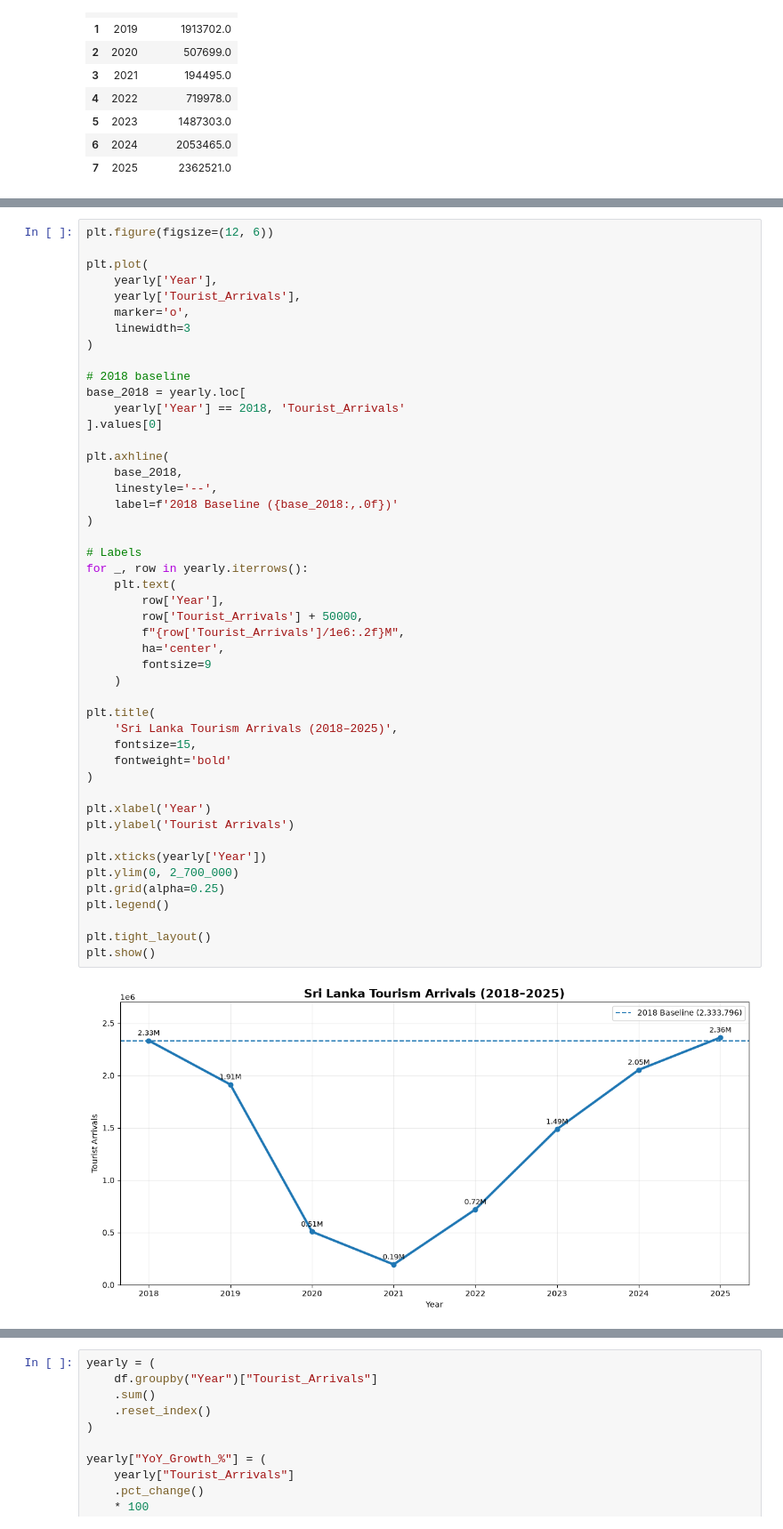
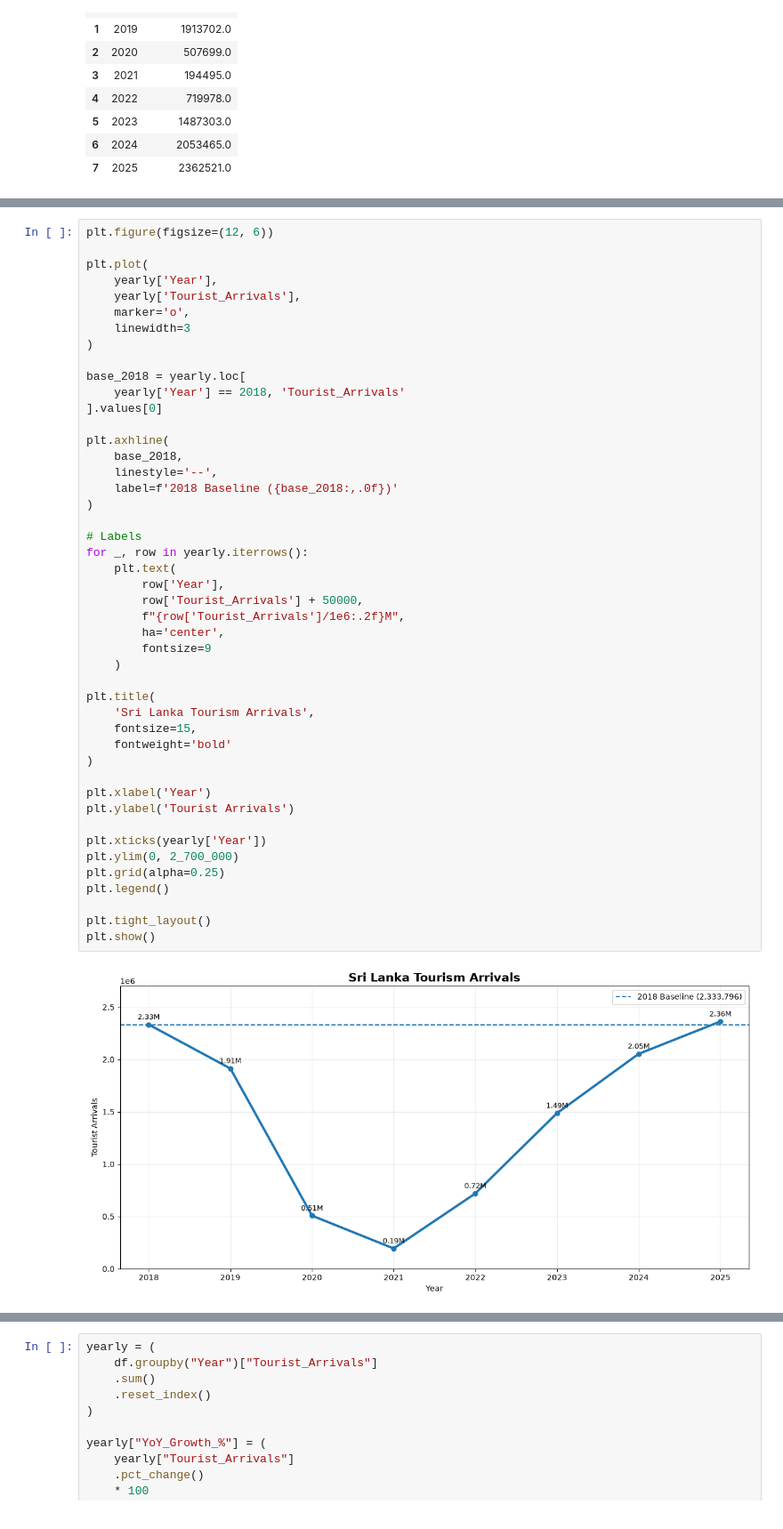
Before and after one commit to HimashMadushanka/Sri-Lanka-Tourism-Intelligence, a Jupyter notebook: notebooks/04_Overall_Tourism_Performance.ipynb, the cells around one changed output, grey strips where cells are left out. Shown at 89% size. Saved outputs shown, nothing was run; the diff lists cells and outputs as text.

```diff
--- a/notebooks/04_Overall_Tourism_Performance.ipynb
+++ b/notebooks/04_Overall_Tourism_Performance.ipynb
@@ -56,7 +59,6 @@ plt.plot(
     linewidth=3
 )
 
-# 2018 baseline
 base_2018 = yearly.loc[
     yearly['Year'] == 2018, 'Tourist_Arrivals'
 ].values[0]
@@ -66,33 +68,33 @@ plt.axhline(
     linestyle='--',
     label=f'2018 Baseline ({base_2018:,.0f})'
 )
 
 # Labels
 for _, row in yearly.iterrows():
     plt.text(
         row['Year'],
         row['Tourist_Arrivals'] + 50000,
         f"{row['Tourist_Arrivals']/1e6:.2f}M",
         ha='center',
         fontsize=9
     )
 
 plt.title(
-    'Sri Lanka Tourism Arrivals (2018–2025)',
+    'Sri Lanka Tourism Arrivals',
     fontsize=15,
     fontweight='bold'
 )
 
 plt.xlabel('Year')
 plt.ylabel('Tourist Arrivals')
 
 plt.xticks(yearly['Year'])
 plt.ylim(0, 2_700_000)
 plt.grid(alpha=0.25)
 plt.legend()
 
 plt.tight_layout()
 plt.show()
 # %% [output]
-[figure, old version]
+[figure, new version]
 # %% [markdown]
```
Also changed, not shown: parts of 45 cells of this notebook, 4 other files.
